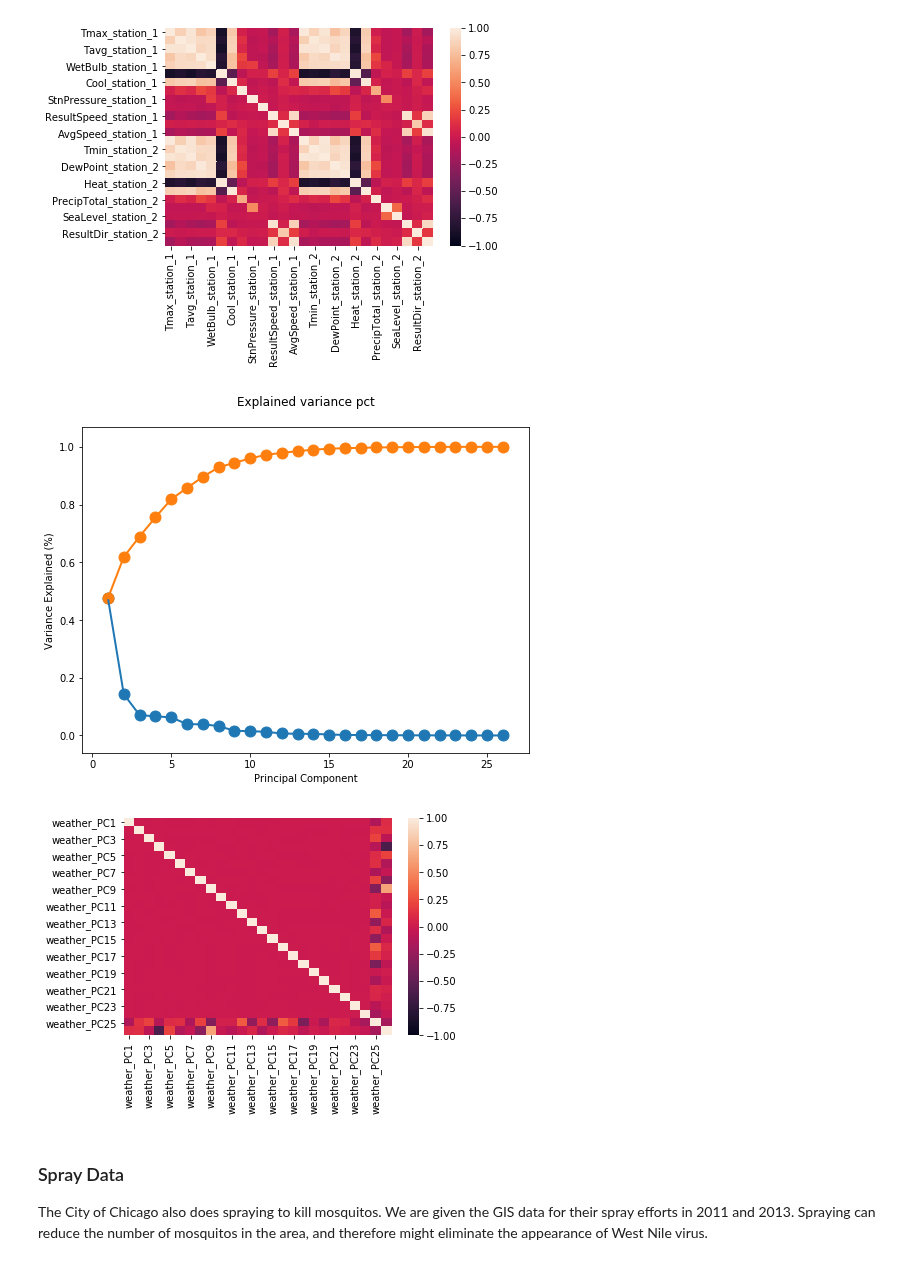
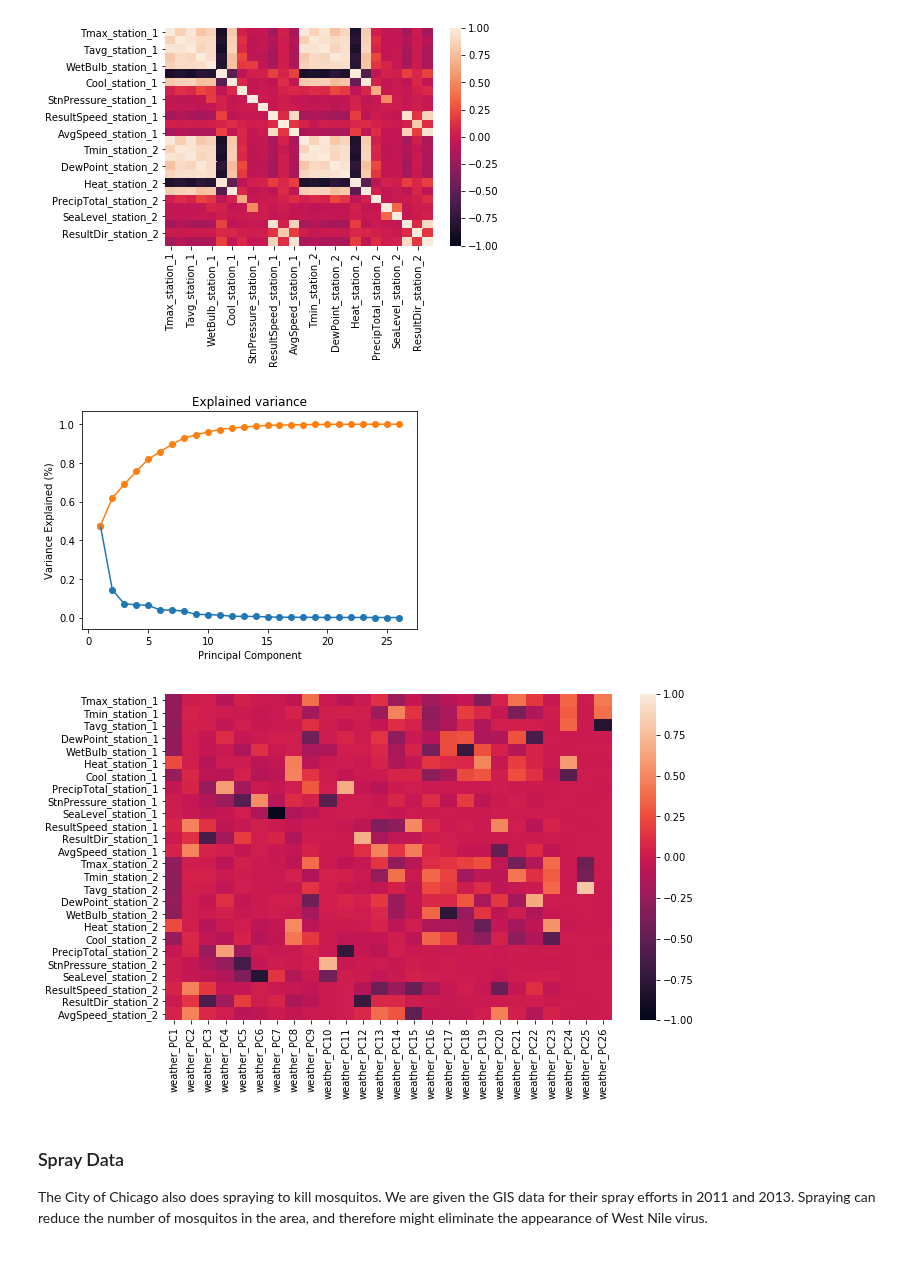
Before and after one commit to a3o1m2/DSI11-lessons, a Jupyter notebook: projects/project-capstone/part-03/capstone_west_nile.ipynb, the cells around one changed output. Cells and saved outputs as stored; diff of their text form; code cells hidden in the pictures.

```diff
--- a/projects/project-capstone/part-03/capstone_west_nile.ipynb
+++ b/projects/project-capstone/part-03/capstone_west_nile.ipynb
@@ -175,21 +175,20 @@ sns.heatmap(weather_pca.corr(), vmin=-1, vmax=1);
 # %%
 # Fit PCA model and assess:
 pca = PCA()
 pca.fit(weather_pca)
 
 # Plot the explained_variance_ratio_
-plt.figure(figsize=(8,6))
 x_values = list(range(1, pca.n_components_+1))
-plt.plot(x_values, pca.explained_variance_ratio_, lw=2)
-plt.scatter(x_values, pca.explained_variance_ratio_, s=120)
-plt.plot(x_values, np.cumsum(pca.explained_variance_ratio_), lw=2)
-plt.scatter(x_values, np.cumsum(pca.explained_variance_ratio_), s=120)
-plt.title('Explained variance pct\n')
+plt.plot(x_values, pca.explained_variance_ratio_)
+plt.scatter(x_values, pca.explained_variance_ratio_)
+plt.plot(x_values, np.cumsum(pca.explained_variance_ratio_))
+plt.scatter(x_values, np.cumsum(pca.explained_variance_ratio_))
+plt.title('Explained variance')
 plt.xlabel('Principal Component')
 plt.ylabel('Variance Explained (%)')
 plt.show()
 # %% [output]
-[figure, old version]
+[figure, new version]
 # %%
 weather_dict = {'weather_PC'+str(i+1): pca.components_[i] for i in range(len(pca.components_))}
 weather_pca_df = pd.DataFrame(weather_dict, index=weather_pca.columns)
@@ -197,9 +196,10 @@ weather_pca_df = pd.DataFrame(weather_dict, index=weather_pca.columns)
 weather_pcs = pd.DataFrame(pca.transform(weather_pca),
                            columns=['weather_PC'+str(i+1) for i in range(len(weather_pca.columns))],
                            index=weather_df.index)
-sns.heatmap(weather_pcs.corr(), vmin=-1, vmax=1);
+plt.figure(figsize=(10,6))
+sns.heatmap(weather_pca_df, vmin=-1, vmax=1, );
 # %% [output]
-[figure, old version]
+[figure, new version]
 # %% [markdown]
 ### Spray Data
 
```
Also changed, not shown: parts of 43 cells of this notebook, 8 other files.
